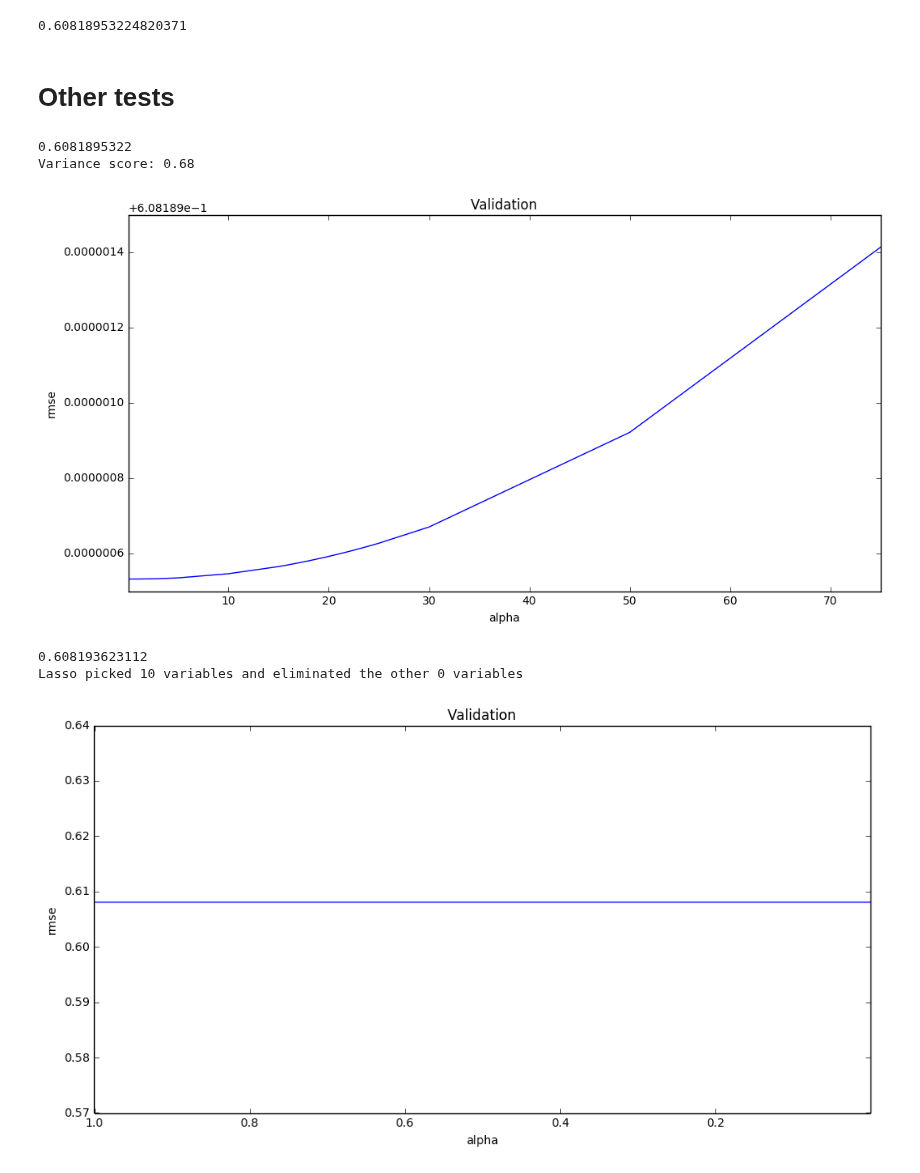
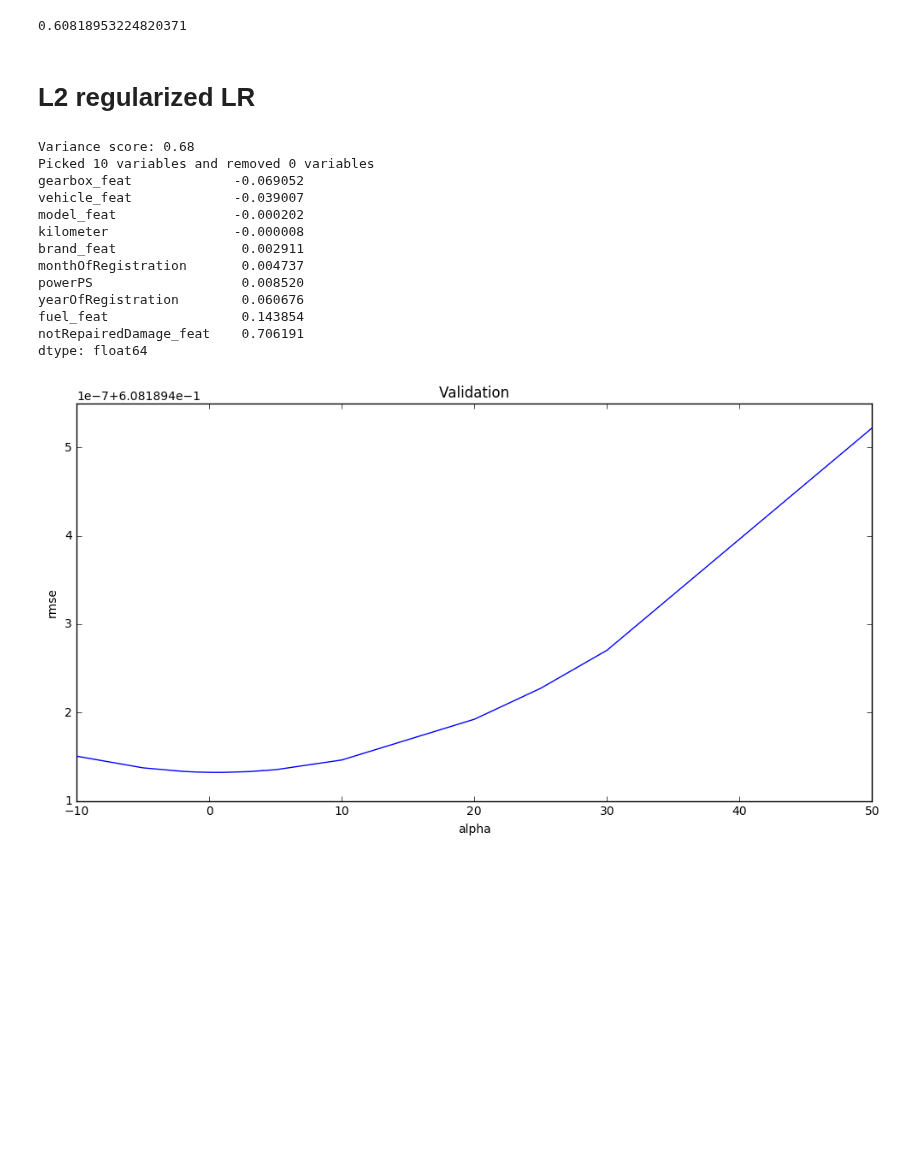
Before and after one commit to ddmng/jupyter-test, a Jupyter notebook: Autos-Copy1.ipynb, the cells around one changed output. Saved outputs shown, nothing was run; the diff lists cells and outputs as text; code cells hidden in the pictures; blank space fills up the shorter version.

```diff
--- a/Autos-Copy1.ipynb
+++ b/Autos-Copy1.ipynb
@@ -154,9 +186,10 @@ Y = np.log1p(Y)
 from sklearn.linear_model import Ridge, RidgeCV, ElasticNet, LassoCV, LassoLarsCV
 from sklearn.model_selection import cross_val_score
 
-def rmse_cv(model, x, y):
-    rmse= np.sqrt(-cross_val_score(model, x, y, scoring="neg_mean_squared_error", cv = 5))
-    return(rmse)
+
+def cv_rmse(model, x, y):
+    r = np.sqrt(-cross_val_score(model, x, y, scoring="neg_mean_squared_error", cv = 5))
+    return r
 # %% [markdown]
 ## Linear Regression
 # %%
@@ -181,46 +214,42 @@ rmse_cv(linear, X_train, Y_train).mean()
 # %% [output]
 Variance score: 0.68
 0.60818953224820371
-# %% [markdown]
-# Other tests
+# %% [markdown]
+# L2 regularized LR
 # %%
 
-alphas = [0.05, 0.1, 0.3, 1, 3, 5, 10, 15,16,17,18,19,20, 21, 22, 23, 24, 25, 30, 50, 75]
-cv_ridge = [rmse_cv(Ridge(alpha = alpha), X_train, Y_train).mean() for alpha in alphas]
+alphas = [-10, -5, -2, -1, 0, 0.005,0.05, 0.1, 0.3, 1, 3, 5, 10, 20, 25, 30, 50]
+cv_ridge = [cv_rmse(Ridge(alpha = alpha), X_train, Y_train).mean() for alpha in alphas]
 
 cv_ridge = pd.Series(cv_ridge, index = alphas)
 cv_ridge.plot(title = "Validation")
 plt.xlabel("alpha")
 plt.ylabel("rmse")
 
-print(cv_ridge.min())
+model_ridge = Ridge(alpha = cv_ridge.min()).fit(X_train, Y_train)
 
-model_ridge = Ridge(alpha = cv_ridge.min()).fit(X_train, Y_train)
 # Explained variance score: 1 is perfect prediction
 print('Variance score: %.2f' % model_ridge.score(X_test, Y_test))
+
+coef = pd.Series(model_ridge.coef_, index = df_autos.iloc[:,1:].columns)
+
+print("Picked " + str(sum(coef != 0)) + " variables and removed " +  str(sum(coef == 0)) + " variables")
+
+imp_coef = pd.concat([coef.sort_values()])
+
+print(imp_coef)
 # %% [output]
-0.6081895322
 Variance score: 0.68
+Picked 10 variables and removed 0 variables
+gearbox_feat             -0.069052
+vehicle_feat             -0.039007
+model_feat               -0.000202
+kilometer                -0.000008
+brand_feat                0.002911
+monthOfRegistration       0.004737
+powerPS                   0.008520
+yearOfRegistration        0.060676
+fuel_feat                 0.143854
+notRepairedDamage_feat    0.706191
+dtype: float64
-[figure, old version]
+[figure, new version]
-# %%
-alphas = [1, 0.1, 0.001, 0.0005]
-model_lasso = LassoCV(alphas = alphas).fit(X_train, Y_train)
-cv_lasso = [rmse_cv(LassoCV(alphas = alphas), X_train, Y_train).mean() for alpha in alphas]
-print(rmse_cv(model_lasso, X_train, Y_train).mean())
-
-cv_lasso = pd.Series(cv_lasso, index = alphas)
-cv_lasso.plot(title = "Validation")
-plt.xlabel("alpha")
-plt.ylabel("rmse")
-
-coef = pd.Series(model_lasso.coef_, index = df_autos.iloc[:,1:].columns)
-
-print("Lasso picked "
-      + str(sum(coef != 0))
-      + " variables and eliminated the other "
-      +  str(sum(coef == 0))
-      + " variables")
-# %% [output]
-0.608193623112
-Lasso picked 10 variables and eliminated the other 0 variables
-[figure, removed]
```
Also changed, not shown: parts of 22 cells of this notebook.
